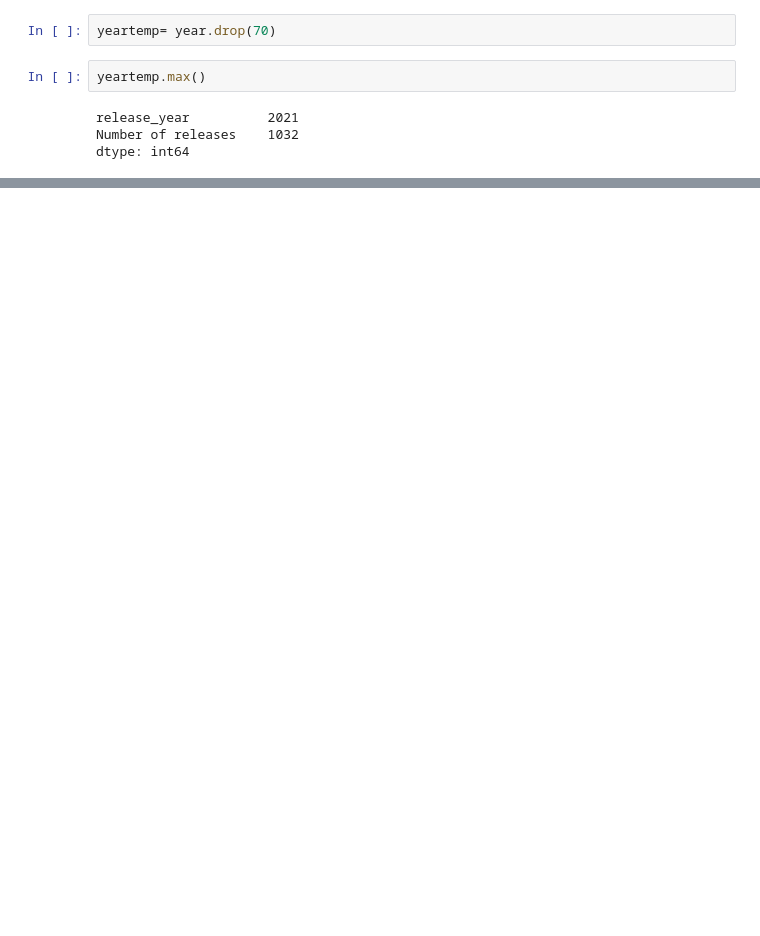
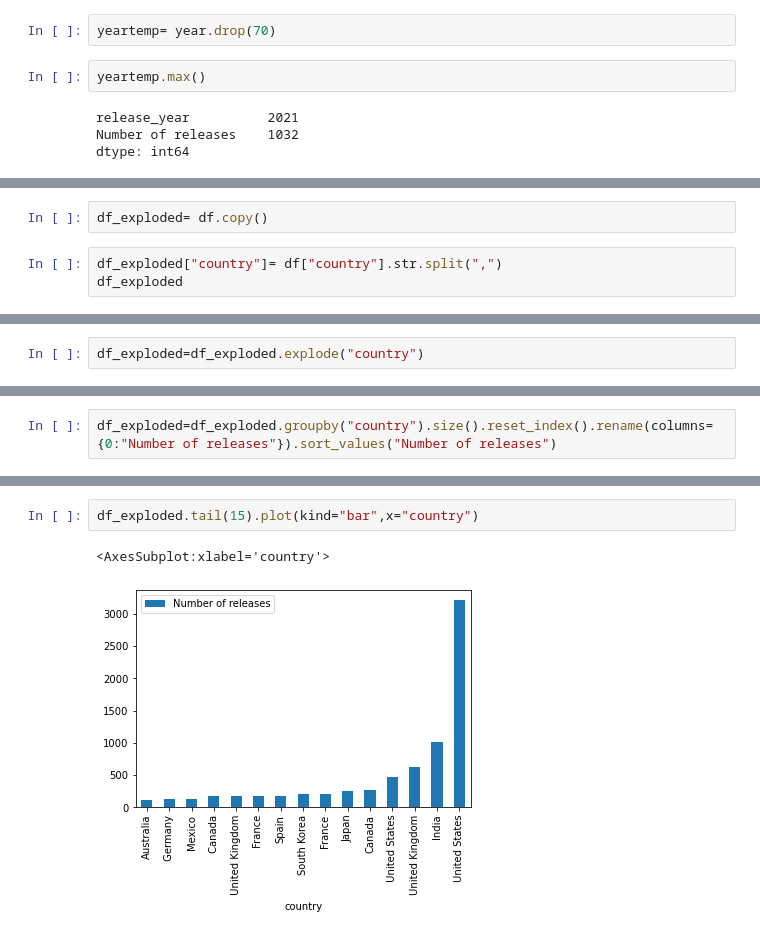
Before and after one commit to OmamaImran/Movie-Analysis, a Jupyter notebook: Movie_Analysis.ipynb, the cells around one changed output, grey strips where cells are left out. Saved outputs shown, nothing was run; the diff lists cells and outputs as text; blank space fills up the shorter version.

Commit message:
Most of number of releases per country and the number of releases in the recent by UK

```diff
--- a/Movie_Analysis.ipynb
+++ b/Movie_Analysis.ipynb
@@ -305,0 +376,5 @@ dtype: int64
+# %%
+df_exploded= df.copy()
+# %%
+df_exploded["country"]= df["country"].str.split(",")
+df_exploded
@@ -305,0 +395,2 @@ dtype: int64
+# %%
+df_exploded=df_exploded.explode("country")
@@ -305,0 +401,2 @@ dtype: int64
+# %%
+df_exploded=df_exploded.groupby("country").size().reset_index().rename(columns={0:"Number of releases"}).sort_values("Number of releases")
@@ -305,0 +428,5 @@ dtype: int64
+# %%
+df_exploded.tail(15).plot(kind="bar",x="country")
+# %% [output]
+<AxesSubplot:xlabel='country'>
+[figure, added]
```
Also changed, not shown: parts of 27 cells of this notebook.
